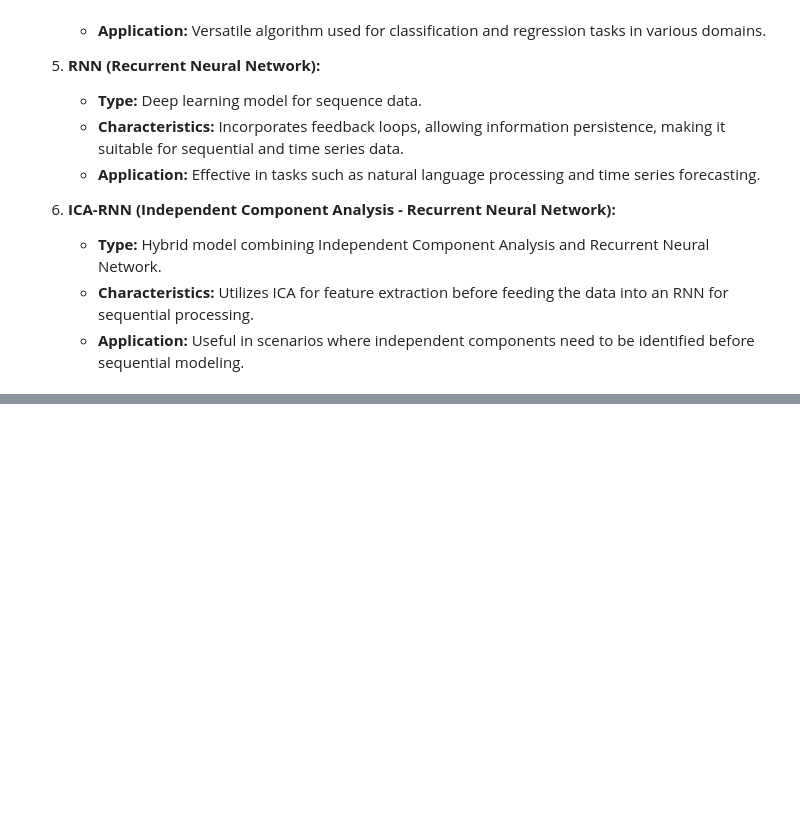
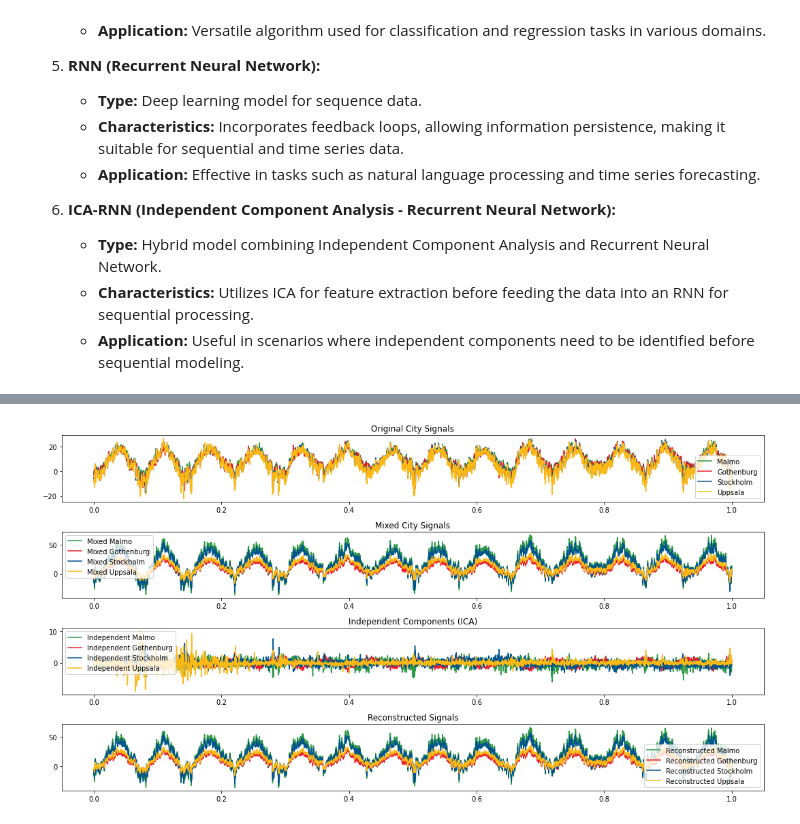
Before and after one commit to Elmahi92/A-hybrid-model-including-independent-component-analysis-and-neural-network-for-forecasting-, a Jupyter notebook: A hybrid model including independent component analysis and neural network for forecasting temperature in Sweden.ipynb, the cells around one changed output, grey strips where cells are left out. Saved outputs shown, nothing was run; the diff lists cells and outputs as text; code cells hidden in the pictures; blank space fills up the shorter version.

```diff
--- a/A hybrid model including independent component analysis and neural network for forecasting temperature in Sweden.ipynb
+++ b/A hybrid model including independent component analysis and neural network for forecasting temperature in Sweden.ipynb
@@ -335,0 +319,66 @@ def ica_rnn_model(data):
+# %%
+
+import numpy as np
+import matplotlib.pyplot as plt
+from sklearn.decomposition import FastICA
+
+# Generate synthetic data for cities
+np.random.seed(42)
+t = np.linspace(0, 1, len(weather_data_gothenburg))
+
+# Three synthetic city signals
+Malmo = np.array(weather_data_malmo['Temperature'])
+Gothenburg =  np.array(weather_data_gothenburg['Temperature'])
+Stockholm =  np.array(weather_data_stockholm['Temperature'])
+Uppsala =  np.array(weather_data_uppsala['Temperature'])
+
+# Combine city signals to create observed data
+observed_data = np.c_[Malmo, Gothenburg, Stockholm,Uppsala]
+
+# Mix the signals to create observed signals
+mixed_data = np.dot(observed_data, np.random.rand(4, 4).T)
+
+# Apply ICA to the mixed data
+ica = FastICA(n_components=4)
+independent_components = ica.fit_transform(mixed_data)
+
+# Plot the original city signals, mixed signals, and independent components
+plt.figure(figsize=(15, 8))
+
+plt.subplot(4, 1, 1)
+plt.title('Original City Signals')
+plt.plot(t, Malmo, label='Malmo', color='#2E9947')
+plt.plot(t, Gothenburg, label='Gothenburg', color='#EB1C2E')
+plt.plot(t, Stockholm, label='Stockholm', color='#00558B')
+plt.plot(t, Uppsala, label='Uppsala', color='#FCB815')
+plt.legend()
+
+plt.subplot(4, 1, 2)
+plt.title('Mixed City Signals')
+plt.plot(t, mixed_data[:, 0], label='Mixed Malmo', color='#2E9947')
+plt.plot(t, mixed_data[:, 1], label='Mixed Gothenburg', color='#EB1C2E')
+plt.plot(t, mixed_data[:, 2], label='Mixed Stockholm', color='#00558B')
+plt.plot(t, mixed_data[:, 3], label='Mixed Uppsala', color='#FCB815')
+plt.legend()
+
+plt.subplot(4, 1, 3)
+plt.title('Independent Components (ICA)')
+plt.plot(t, independent_components[:, 0], label='Independent Malmo', color='#2E9947')
+plt.plot(t, independent_components[:, 1], label='Independent Gothenburg', color='#EB1C2E')
+plt.plot(t, independent_components[:, 2], label='Independent Stockholm', color='#00558B')
+plt.plot(t, independent_components[:, 3], label='Independent Uppsala', color='#FCB815')
+plt.legend()
+
+plt.subplot(4, 1, 4)
+plt.title('Reconstructed Signals')
+reconstructed_data = ica.inverse_transform(independent_components)
+plt.plot(t, reconstructed_data[:, 0], label='Reconstructed Malmo', color='#2E9947')
+plt.plot(t, reconstructed_data[:, 1], label='Reconstructed Gothenburg', color='#EB1C2E')
+plt.plot(t, reconstructed_data[:, 2], label='Reconstructed Stockholm', color='#00558B')
+plt.plot(t, reconstructed_data[:, 3], label='Reconstructed Uppsala', color='#FCB815')
+plt.legend()
+
+plt.tight_layout()
+plt.show()
+# %% [output]
+[figure, added]
```
Also changed, not shown: parts of 17 cells of this notebook.
